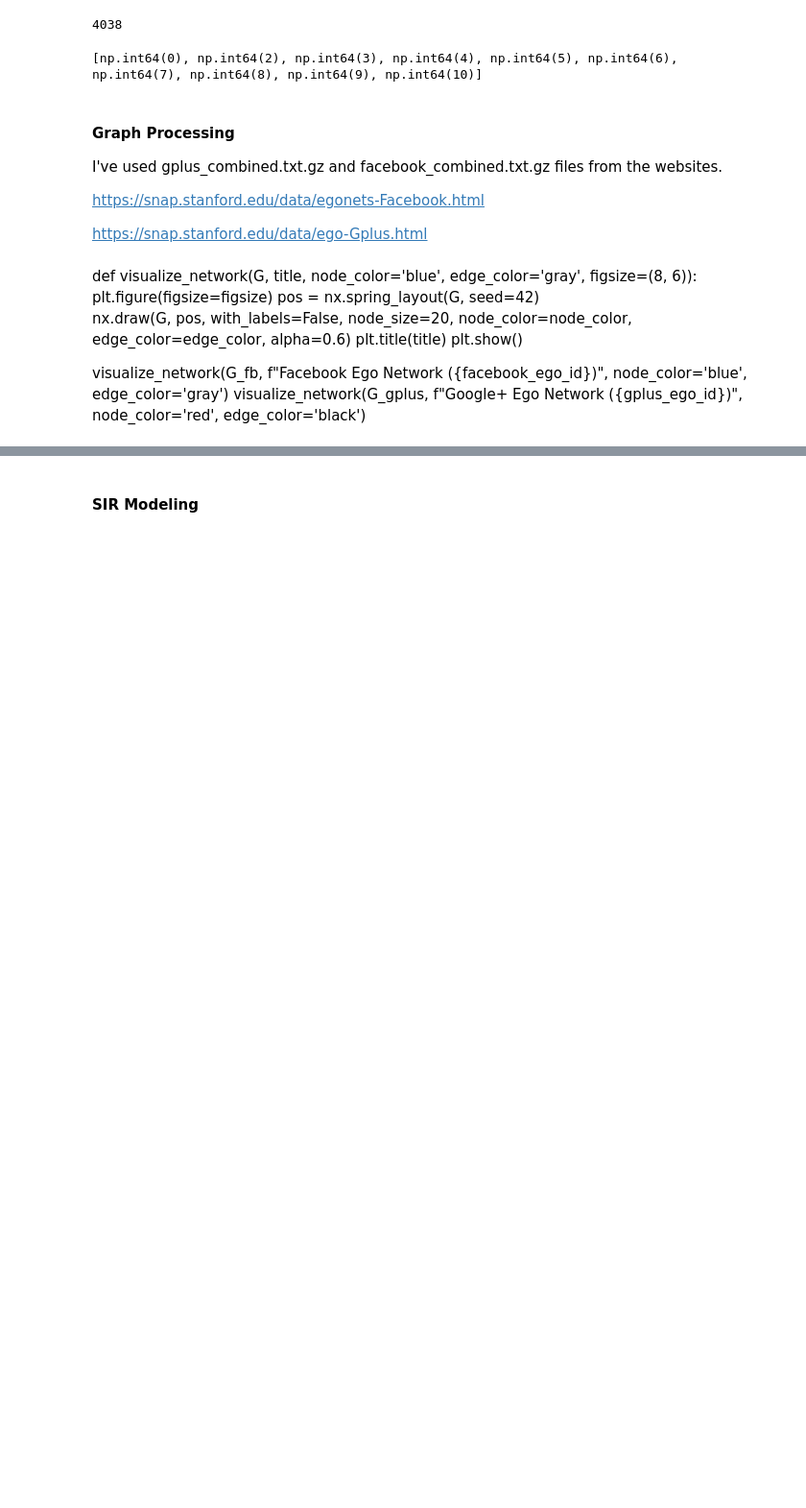
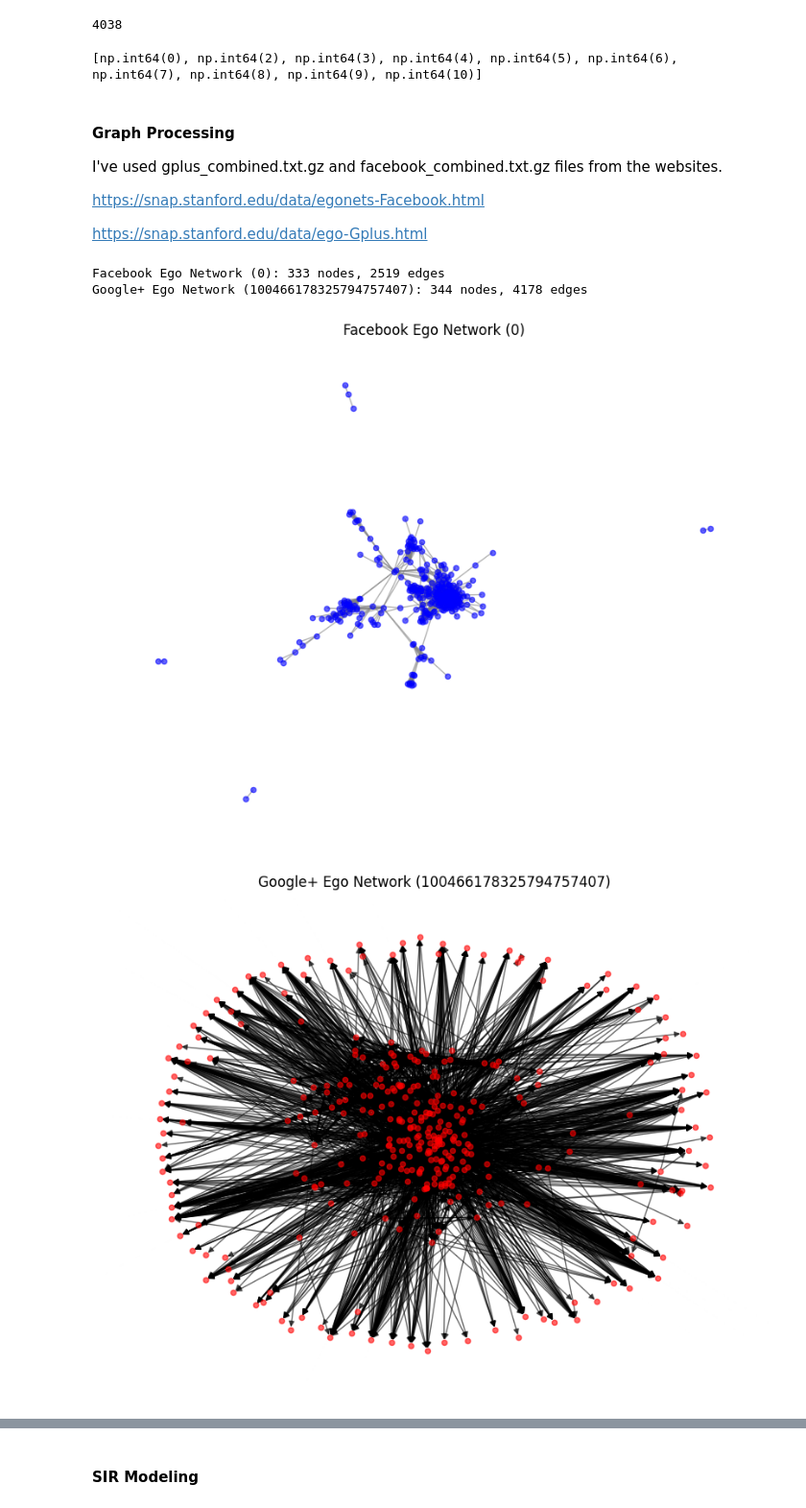
Before and after one commit to CWL9956/Math-168-Project-5, a Jupyter notebook: facebook.ipynb, the cells around one changed output, grey strips where cells are left out. Shown: that part at 96% size. Drawn from its saved outputs; the diff is of its cells as text; code cells hidden in the pictures; blank space fills up the shorter version.

```diff
--- a/facebook.ipynb
+++ b/facebook.ipynb
@@ -66,8 +67,8 @@ def load_ego_network(ego_id, base_path, directed=False):
             #     G.add_edge(node2, node1)  # Ensure undirected edges are bidirectional
     return G
 
-facebook_base_path = "facebook"
-gplus_base_path = "gplus"
+facebook_base_path = "/Users/anirudhkrishna/Desktop/Math 168/Project/facebook"  # Add your own - I've put this temporarily.
+gplus_base_path = "/Users/anirudhkrishna/Desktop/Math 168/Project/gplus"
 
 facebook_ego_id = "0"
 gplus_ego_id = "100466178325794757407"
@@ -78,15 +79,21 @@ G_gplus = load_ego_network(gplus_ego_id, gplus_base_path, directed=True)
 
 print(f"Facebook Ego Network ({facebook_ego_id}): {len(G_fb.nodes)} nodes, {len(G_fb.edges)} edges")
 print(f"Google+ Ego Network ({gplus_ego_id}): {len(G_gplus.nodes)} nodes, {len(G_gplus.edges)} edges")
+# %% [output]
+Facebook Ego Network (0): 333 nodes, 2519 edges
+Google+ Ego Network (100466178325794757407): 344 nodes, 4178 edges
-# %% [markdown]
-def visualize_network(G, title, node_color='blue', edge_color='gray', figsize=(8, 6)):
-    plt.figure(figsize=figsize)
-    pos = nx.spring_layout(G, seed=42)
-    nx.draw(G, pos, with_labels=False, node_size=20, node_color=node_color, edge_color=edge_color, alpha=0.6)
-    plt.title(title)
-    plt.show()
-
-
-visualize_network(G_fb, f"Facebook Ego Network ({facebook_ego_id})", node_color='blue', edge_color='gray')
-visualize_network(G_gplus, f"Google+ Ego Network ({gplus_ego_id})", node_color='red', edge_color='black')
+# %%
+def visualize_network(G, title, node_color='blue', edge_color='gray', figsize=(8, 6)):
+    plt.figure(figsize=figsize)
+    pos = nx.spring_layout(G, seed=42)
+    nx.draw(G, pos, with_labels=False, node_size=20, node_color=node_color, edge_color=edge_color, alpha=0.6)
+    plt.title(title)
+    plt.show()
+
+
+visualize_network(G_fb, f"Facebook Ego Network ({facebook_ego_id})", node_color='blue', edge_color='gray')
+visualize_network(G_gplus, f"Google+ Ego Network ({gplus_ego_id})", node_color='red', edge_color='black')
+# %% [output]
+[figure, added]
+[figure, added]
 # %% [markdown]
```
Also changed, not shown: parts of 7 cells of this notebook.
